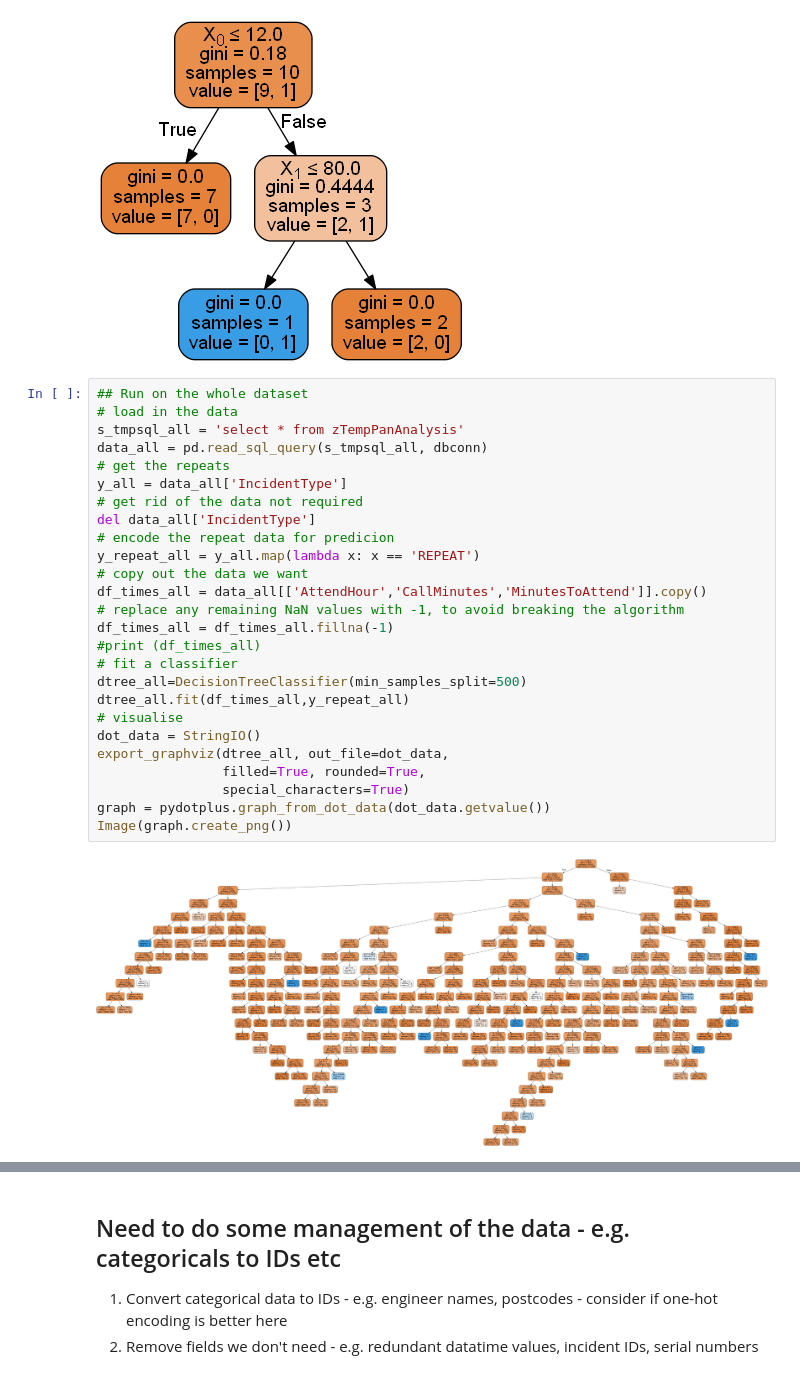
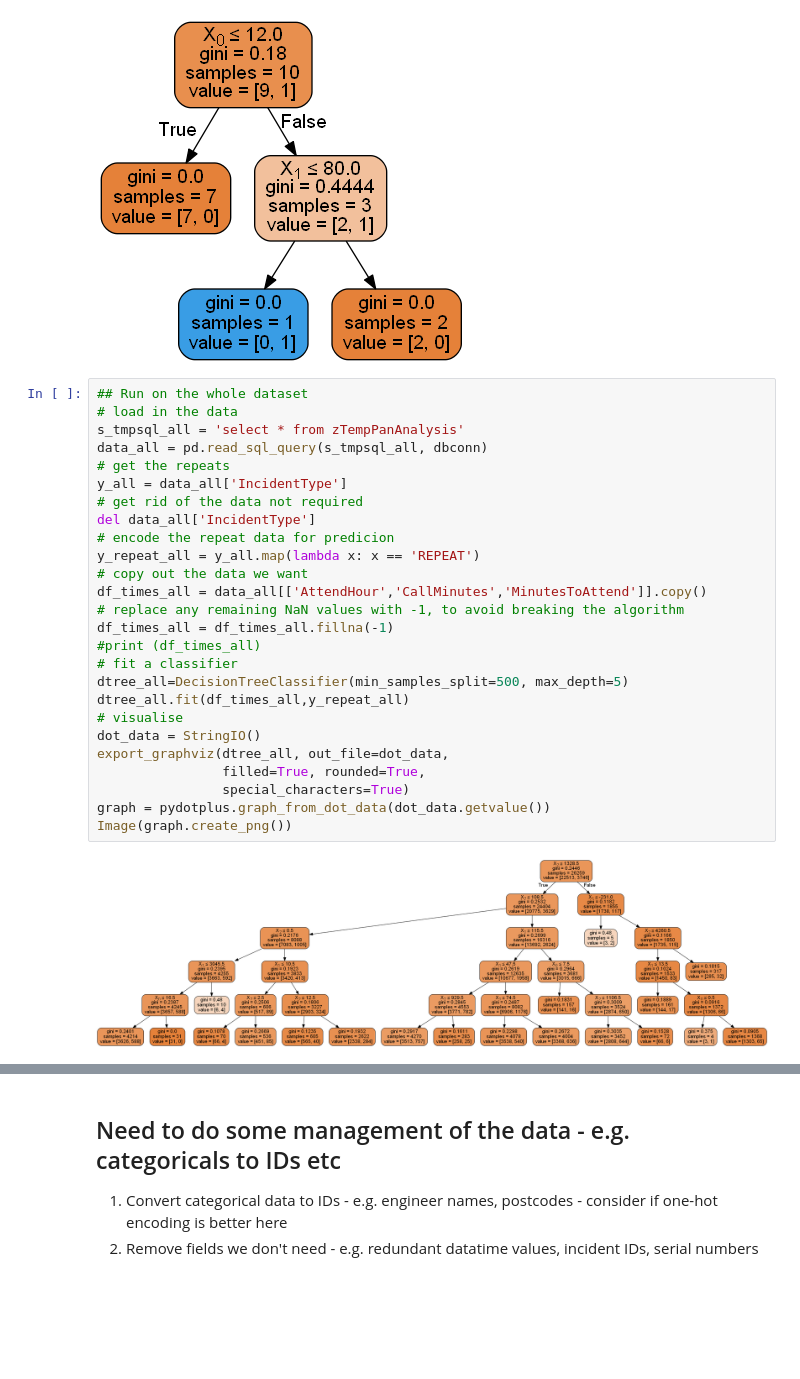
Before and after one commit to NeilMaude/PanIntelligence, a Jupyter notebook: Smart Analytics/PanAnalysis Data Exploration.ipynb, the cells around one changed output, grey strips where cells are left out. Cells and saved outputs as stored; diff of their text form; blank space fills up the shorter version.

```diff
--- a/Smart Analytics/PanAnalysis Data Exploration.ipynb
+++ b/Smart Analytics/PanAnalysis Data Exploration.ipynb
@@ -214,31 +321,31 @@ Image(graph.create_png())
 # %%
 ## Run on the whole dataset
 # load in the data
 s_tmpsql_all = 'select * from zTempPanAnalysis'
 data_all = pd.read_sql_query(s_tmpsql_all, dbconn)
 # get the repeats
 y_all = data_all['IncidentType']
 # get rid of the data not required
 del data_all['IncidentType']
 # encode the repeat data for predicion
 y_repeat_all = y_all.map(lambda x: x == 'REPEAT')
 # copy out the data we want
 df_times_all = data_all[['AttendHour','CallMinutes','MinutesToAttend']].copy()
 # replace any remaining NaN values with -1, to avoid breaking the algorithm
 df_times_all = df_times_all.fillna(-1)
 #print (df_times_all)
 # fit a classifier
-dtree_all=DecisionTreeClassifier(min_samples_split=500)
+dtree_all=DecisionTreeClassifier(min_samples_split=500, max_depth=5)
 dtree_all.fit(df_times_all,y_repeat_all)
 # visualise
 dot_data = StringIO()
 export_graphviz(dtree_all, out_file=dot_data,
                 filled=True, rounded=True,
                 special_characters=True)
 graph = pydotplus.graph_from_dot_data(dot_data.getvalue())
 Image(graph.create_png())
 # %% [output]
-[figure, old version]
+[figure, new version]
 # %%
 #df_times_all[0:10]
 print(dtree_all.decision_path(df_times_all[0:10]))
```
Also changed, not shown: parts of 30 cells of this notebook, 1 other file.
